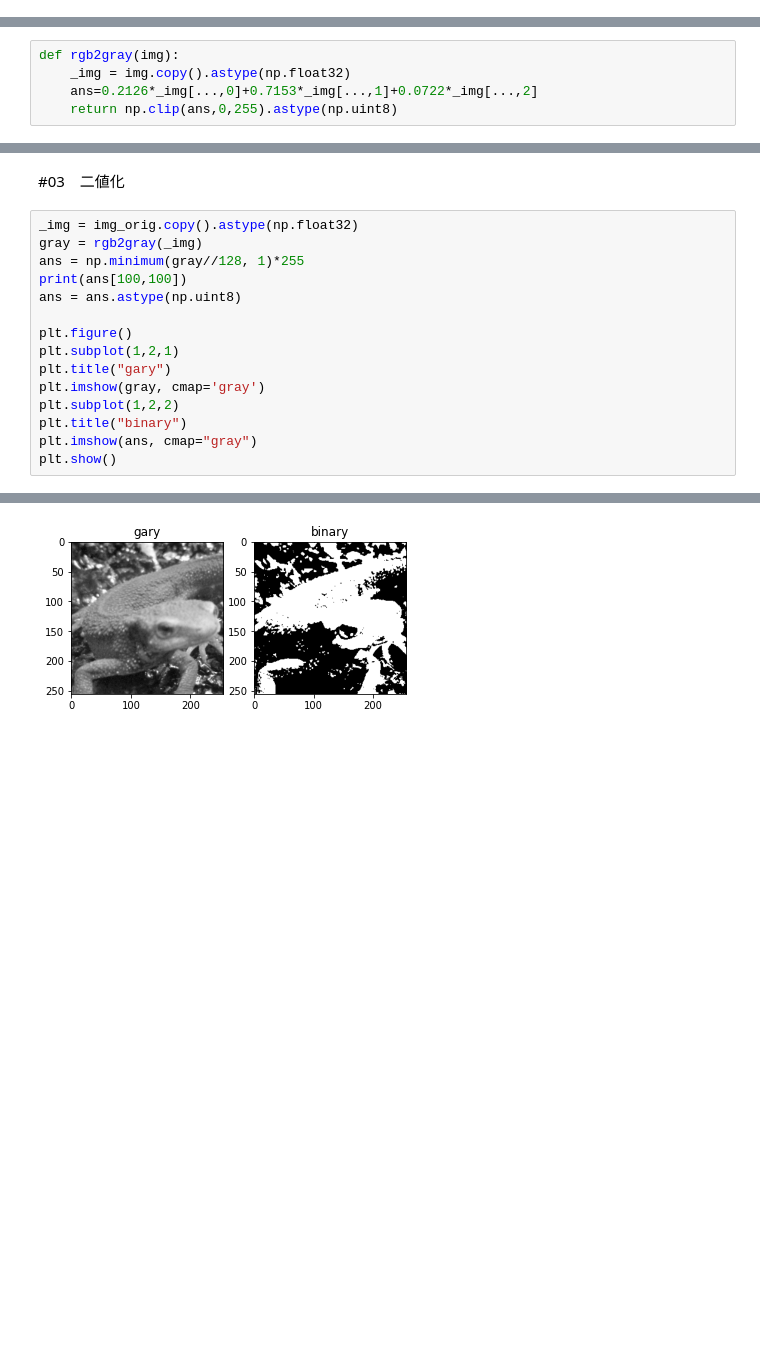
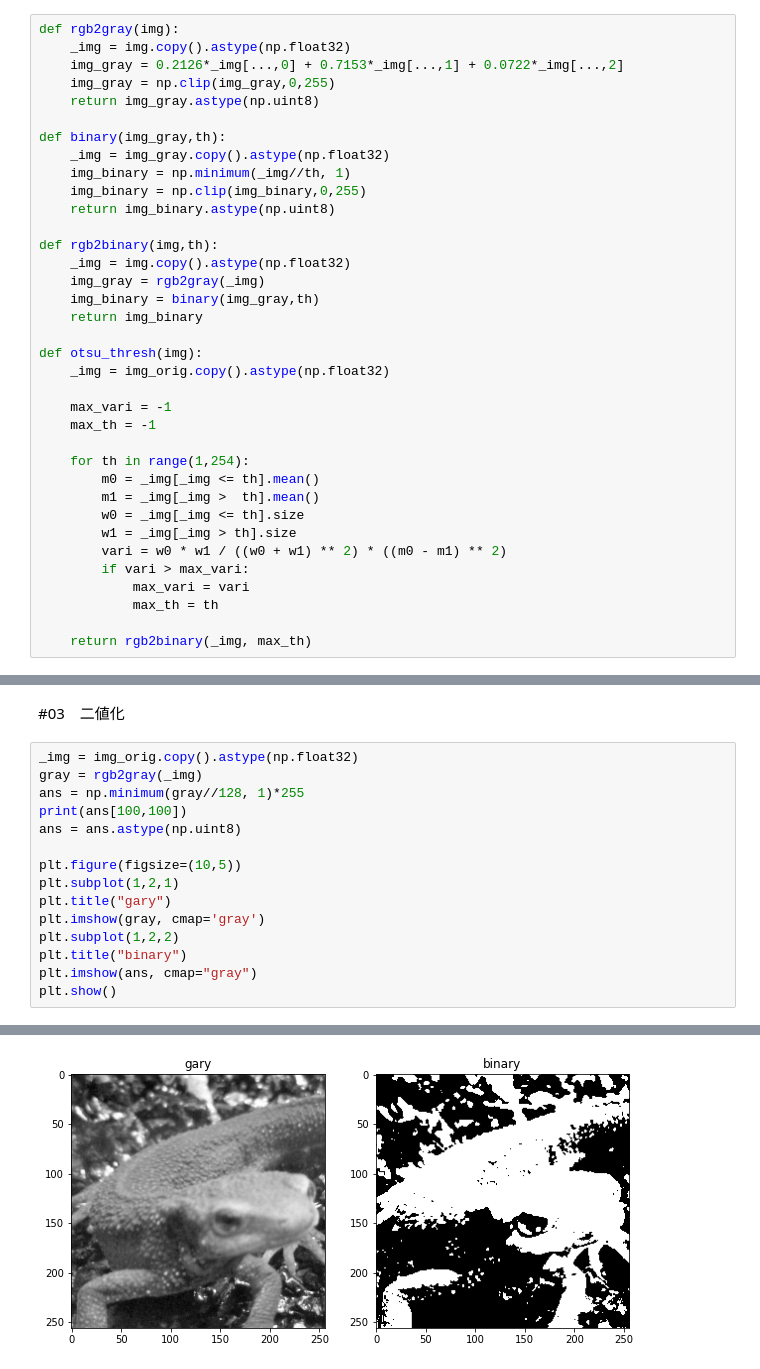
Before and after one commit to SJSY126/gasyori100, a Jupyter notebook: 01_10.ipynb, the cells around one changed output, grey strips where cells are left out. Drawn from its saved outputs; the diff is of its cells as text; blank space fills up the shorter version.

```diff
--- a/01_10.ipynb
+++ b/01_10.ipynb
@@ -35,3 +23,39 @@ plt.show()
+# %%
+def rgb2gray(img):
+    _img = img.copy().astype(np.float32)
+    img_gray = 0.2126*_img[...,0] + 0.7153*_img[...,1] + 0.0722*_img[...,2]
+    img_gray = np.clip(img_gray,0,255)
+    return img_gray.astype(np.uint8)
+
+def binary(img_gray,th):
+    _img = img_gray.copy().astype(np.float32)
+    img_binary = np.minimum(_img//th, 1)
+    img_binary = np.clip(img_binary,0,255)
+    return img_binary.astype(np.uint8)
+
+def rgb2binary(img,th):
+    _img = img.copy().astype(np.float32)
+    img_gray = rgb2gray(_img)
+    img_binary = binary(img_gray,th)
+    return img_binary
+
+def otsu_thresh(img):
+    _img = img_orig.copy().astype(np.float32)
+
+    max_vari = -1
+    max_th = -1
+
+    for th in range(1,254):
+        m0 = _img[_img <= th].mean()
+        m1 = _img[_img >  th].mean()
+        w0 = _img[_img <= th].size
+        w1 = _img[_img > th].size
+        vari = w0 * w1 / ((w0 + w1) ** 2) * ((m0 - m1) ** 2)
+        if vari > max_vari:
+            max_vari = vari
+            max_th = th
+
+    return rgb2binary(_img, max_th)
 # %% [markdown]
 # 01　チャネル入れ替え
 # %%
@@ -62,8 +84,3 @@ plt.imshow(ans, cmap="gray")
 plt.show()
 # %% [output]
 [figure]
-# %%
-def rgb2gray(img):
-    _img = img.copy().astype(np.float32)
-    ans=0.2126*_img[...,0]+0.7153*_img[...,1]+0.0722*_img[...,2]
-    return np.clip(ans,0,255).astype(np.uint8)
@@ -72,18 +95,18 @@ def rgb2gray(img):
 # %%
 _img = img_orig.copy().astype(np.float32)
 gray = rgb2gray(_img)
 ans = np.minimum(gray//128, 1)*255
 print(ans[100,100])
 ans = ans.astype(np.uint8)
 
-plt.figure()
+plt.figure(figsize=(10,5))
 plt.subplot(1,2,1)
 plt.title("gary")
 plt.imshow(gray, cmap='gray')
 plt.subplot(1,2,2)
 plt.title("binary")
 plt.imshow(ans, cmap="gray")
 plt.show()
 # %% [output]
 255
-[figure, old version]
+[figure, new version]
```
Also changed, not shown: parts of 12 cells of this notebook.
